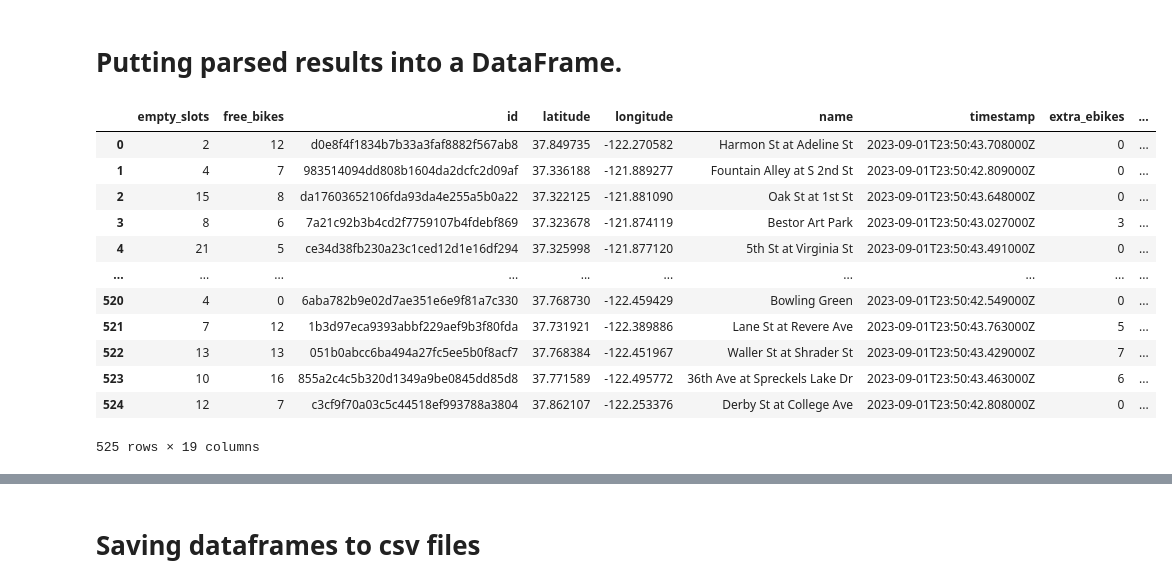
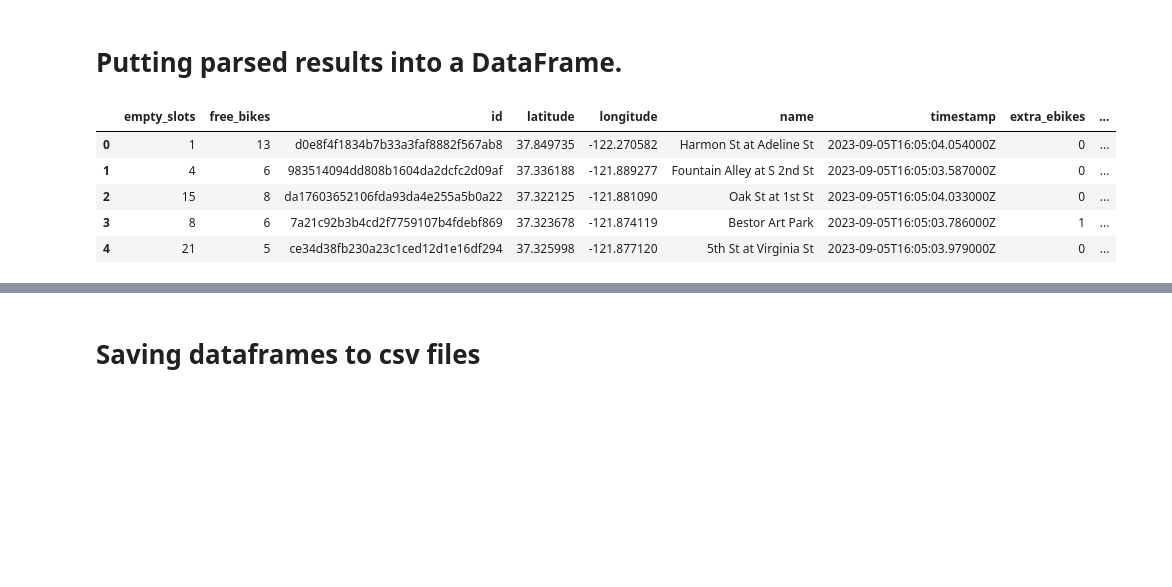
Before and after one commit to dy-chi/Statistical-Modelling-Project, a Jupyter notebook: notebooks/city_bikes.ipynb, the cells around one changed output, grey strips where cells are left out. Drawn from its saved outputs; the diff is of its cells as text; code cells hidden in the pictures; blank space fills up the shorter version.

```diff
--- a/notebooks/city_bikes.ipynb
+++ b/notebooks/city_bikes.ipynb
@@ -155,21 +139,14 @@ stations_list
 # %%
 #normalizes JSON structure so there is an entry per station, and converts into a dataframe
 stations_df=pd.json_normalize(stations_list, sep='_') #specifies the separator character to use when creating column names for nested JSON objects
-stations_df
+stations_df.head(5)
 # %% [output]
 |  | empty_slots | free_bikes | id | latitude | longitude | name | timestamp | extra_ebikes | ... |
-| 0 | 2 | 12 | d0e8f4f1834b7b33a3faf8882f567ab8 | 37.849735 | -122.270582 | Harmon St at Adeline St | 2023-09-01T23:50:43.708000Z | 0 | ... |
-| 1 | 4 | 7 | 983514094dd808b1604da2dcfc2d09af | 37.336188 | -121.889277 | Fountain Alley at S 2nd St | 2023-09-01T23:50:42.809000Z | 0 | ... |
-| 2 | 15 | 8 | da17603652106fda93da4e255a5b0a22 | 37.322125 | -121.881090 | Oak St at 1st St | 2023-09-01T23:50:43.648000Z | 0 | ... |
-| 3 | 8 | 6 | 7a21c92b3b4cd2f7759107b4fdebf869 | 37.323678 | -121.874119 | Bestor Art Park | 2023-09-01T23:50:43.027000Z | 3 | ... |
-| 4 | 21 | 5 | ce34d38fb230a23c1ced12d1e16df294 | 37.325998 | -121.877120 | 5th St at Virginia St | 2023-09-01T23:50:43.491000Z | 0 | ... |
-| ... | ... | ... | ... | ... | ... | ... | ... | ... | ... |
-| 520 | 4 | 0 | 6aba782b9e02d7ae351e6e9f81a7c330 | 37.768730 | -122.459429 | Bowling Green | 2023-09-01T23:50:42.549000Z | 0 | ... |
-| 521 | 7 | 12 | 1b3d97eca9393abbf229aef9b3f80fda | 37.731921 | -122.389886 | Lane St at Revere Ave | 2023-09-01T23:50:43.763000Z | 5 | ... |
-| 522 | 13 | 13 | 051b0abcc6ba494a27fc5ee5b0f8acf7 | 37.768384 | -122.451967 | Waller St at Shrader St | 2023-09-01T23:50:43.429000Z | 7 | ... |
-| 523 | 10 | 16 | 855a2c4c5b320d1349a9be0845dd85d8 | 37.771589 | -122.495772 | 36th Ave at Spreckels Lake Dr | 2023-09-01T23:50:43.463000Z | 6 | ... |
-| 524 | 12 | 7 | c3cf9f70a03c5c44518ef993788a3804 | 37.862107 | -122.253376 | Derby St at College Ave | 2023-09-01T23:50:42.808000Z | 0 | ... |
+| 0 | 1 | 13 | d0e8f4f1834b7b33a3faf8882f567ab8 | 37.849735 | -122.270582 | Harmon St at Adeline St | 2023-09-05T16:05:04.054000Z | 0 | ... |
+| 1 | 4 | 6 | 983514094dd808b1604da2dcfc2d09af | 37.336188 | -121.889277 | Fountain Alley at S 2nd St | 2023-09-05T16:05:03.587000Z | 0 | ... |
+| 2 | 15 | 8 | da17603652106fda93da4e255a5b0a22 | 37.322125 | -121.881090 | Oak St at 1st St | 2023-09-05T16:05:04.033000Z | 0 | ... |
+| 3 | 8 | 6 | 7a21c92b3b4cd2f7759107b4fdebf869 | 37.323678 | -121.874119 | Bestor Art Park | 2023-09-05T16:05:03.786000Z | 1 | ... |
+| 4 | 21 | 5 | ce34d38fb230a23c1ced12d1e16df294 | 37.325998 | -121.877120 | 5th St at Virginia St | 2023-09-05T16:05:03.979000Z | 0 | ... |
-525 rows × 19 columns
 # %%
 #creating an empty dictionary of station_ids for later purpose.
 stations_to_venues_dict_empty={}
```
Also changed, not shown: parts of 2 cells of this notebook, 29 other files.
